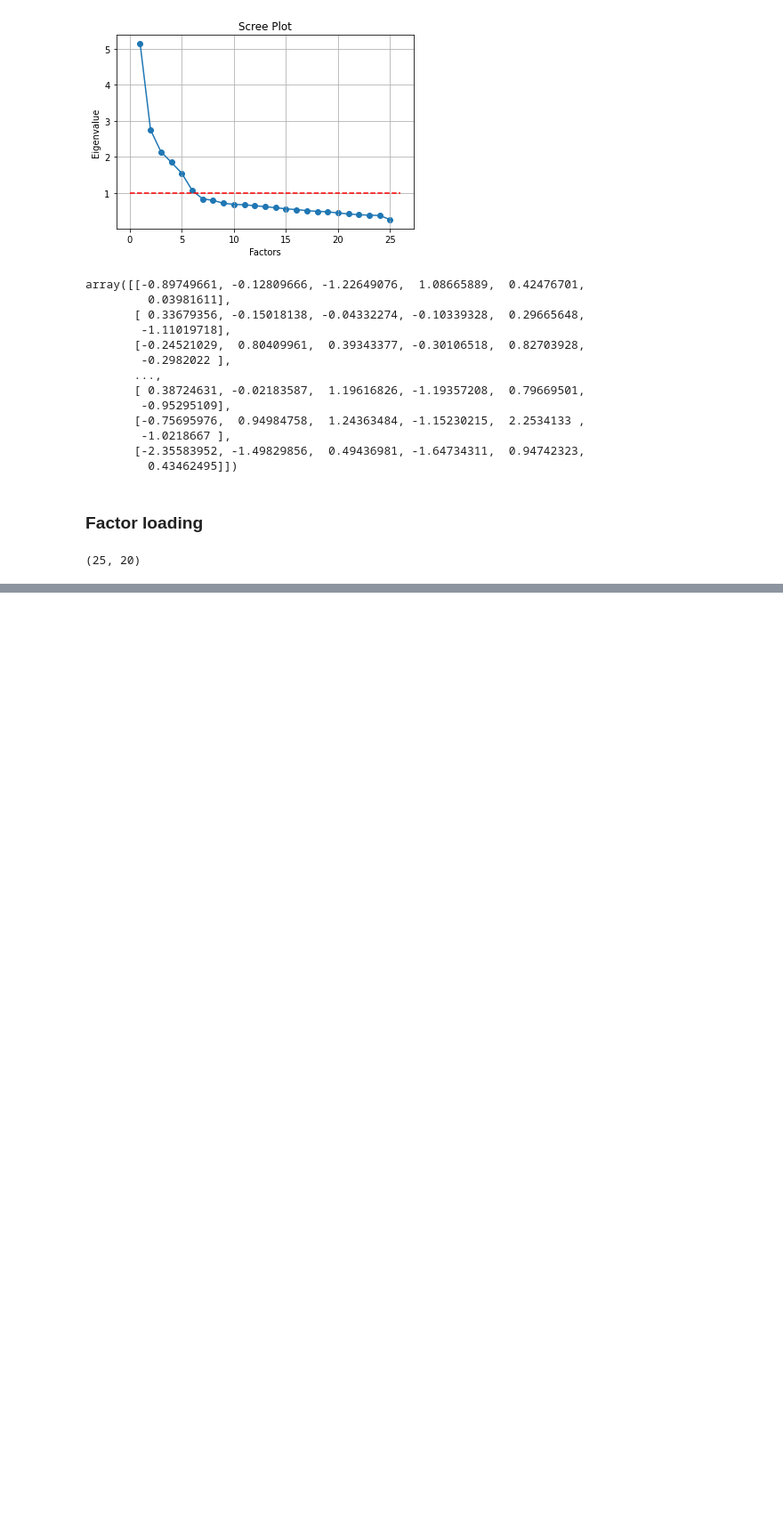
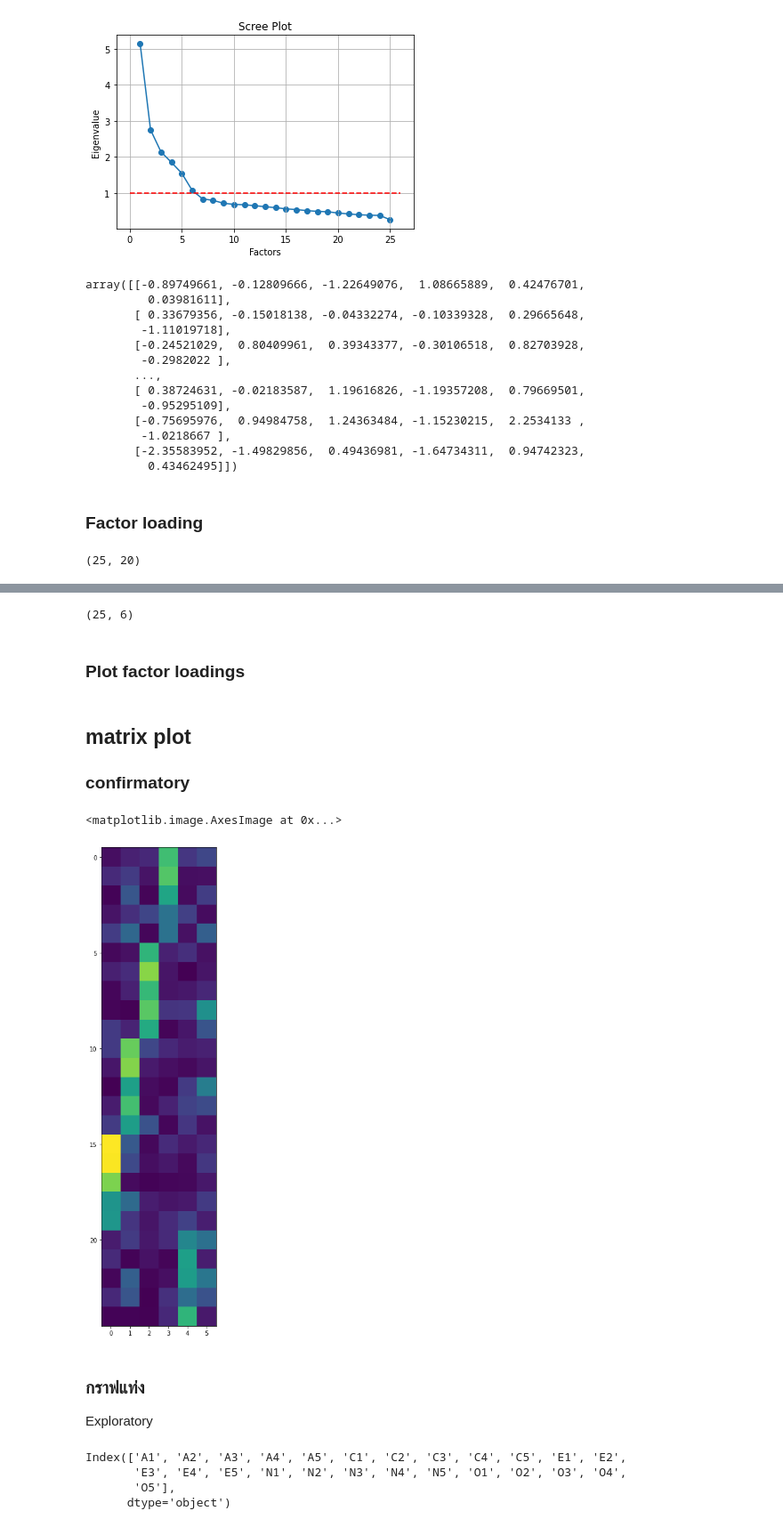
Before and after one commit to Umaporn19/multivariate, a Jupyter notebook: Chapter_5_Factor_Analysis.ipynb, the cells around one changed output, grey strips where cells are left out. Shown: that part at 89% size. Cells and saved outputs as stored; diff of their text form; code cells hidden in the pictures; blank space fills up the shorter version.

Commit message:
จบ Factor Analysis

```diff
--- a/Chapter_5_Factor_Analysis.ipynb
+++ b/Chapter_5_Factor_Analysis.ipynb
@@ -170,0 +183,10 @@ fa.loadings_.shape #มีตัวแปร 20 ตัว
+# %%
+from factor_analyzer import FactorAnalyzer
+fa2 = FactorAnalyzer(n_factors=6)
+data_fa = fa2.fit_transform(BFI_data_dropped)
+# %%
+fa2.loadings_.shape
+# %% [output]
+(25, 6)
+# %% [markdown]
+### Plot factor loadings
@@ -170,0 +197,19 @@ fa.loadings_.shape #มีตัวแปร 20 ตัว
+# %% [markdown]
+## matrix plot
+ ### confirmatory
+# %%
+matplotlib.rcParams['figure.figsize']=[15,15]
+plt.imshow(np.absolute(fa2.loadings_))
+# %% [output]
+<matplotlib.image.AxesImage at 0x...>
+[figure, added]
+# %% [markdown]
+### กราฟแท่ง
+Exploratory
+# %%
+BFI_data_dropped.columns
+# %% [output]
+Index(['A1', 'A2', 'A3', 'A4', 'A5', 'C1', 'C2', 'C3', 'C4', 'C5', 'E1', 'E2',
+       'E3', 'E4', 'E5', 'N1', 'N2', 'N3', 'N4', 'N5', 'O1', 'O2', 'O3', 'O4',
+       'O5'],
+      dtype='object')
```
Also changed, not shown: parts of 6 cells of this notebook.
